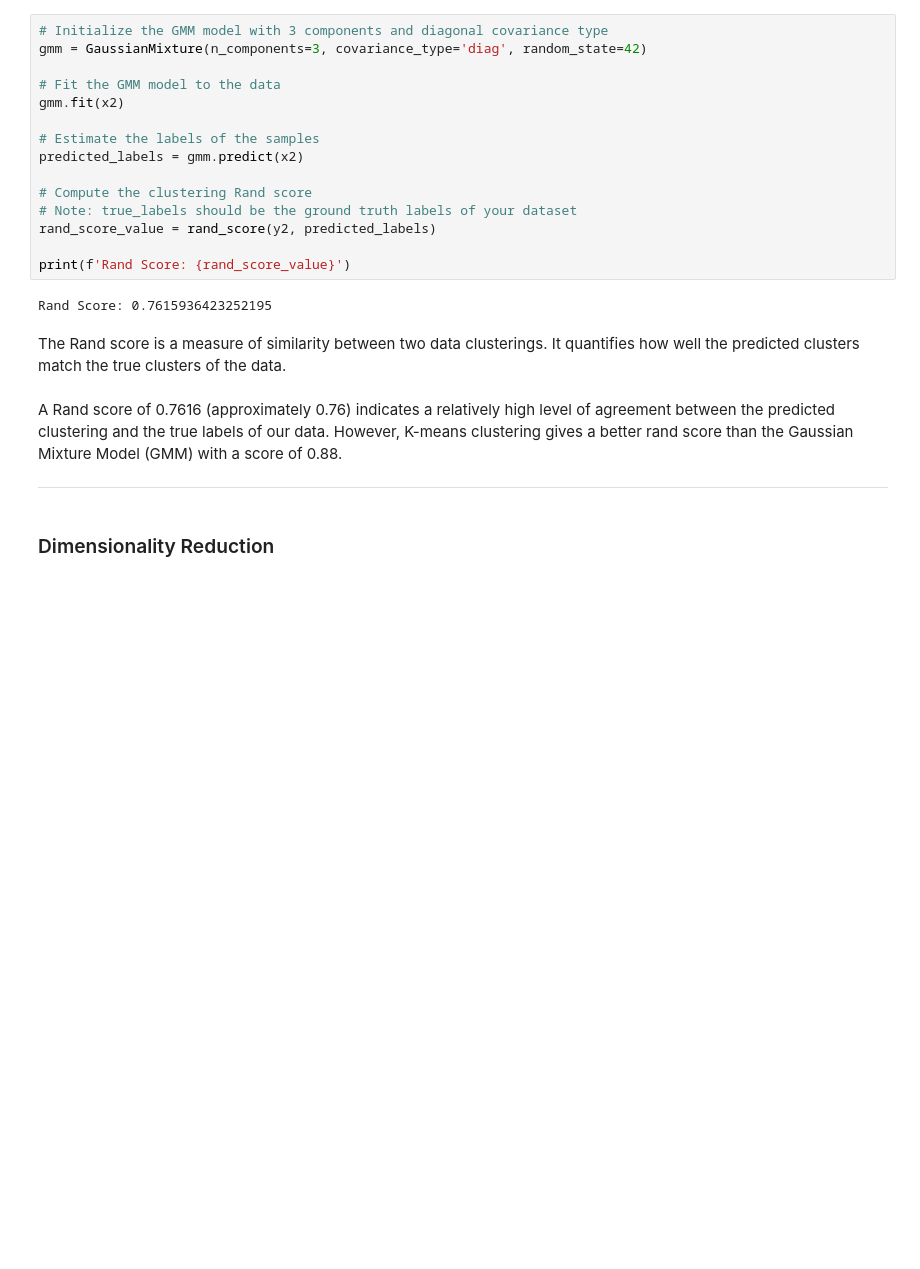
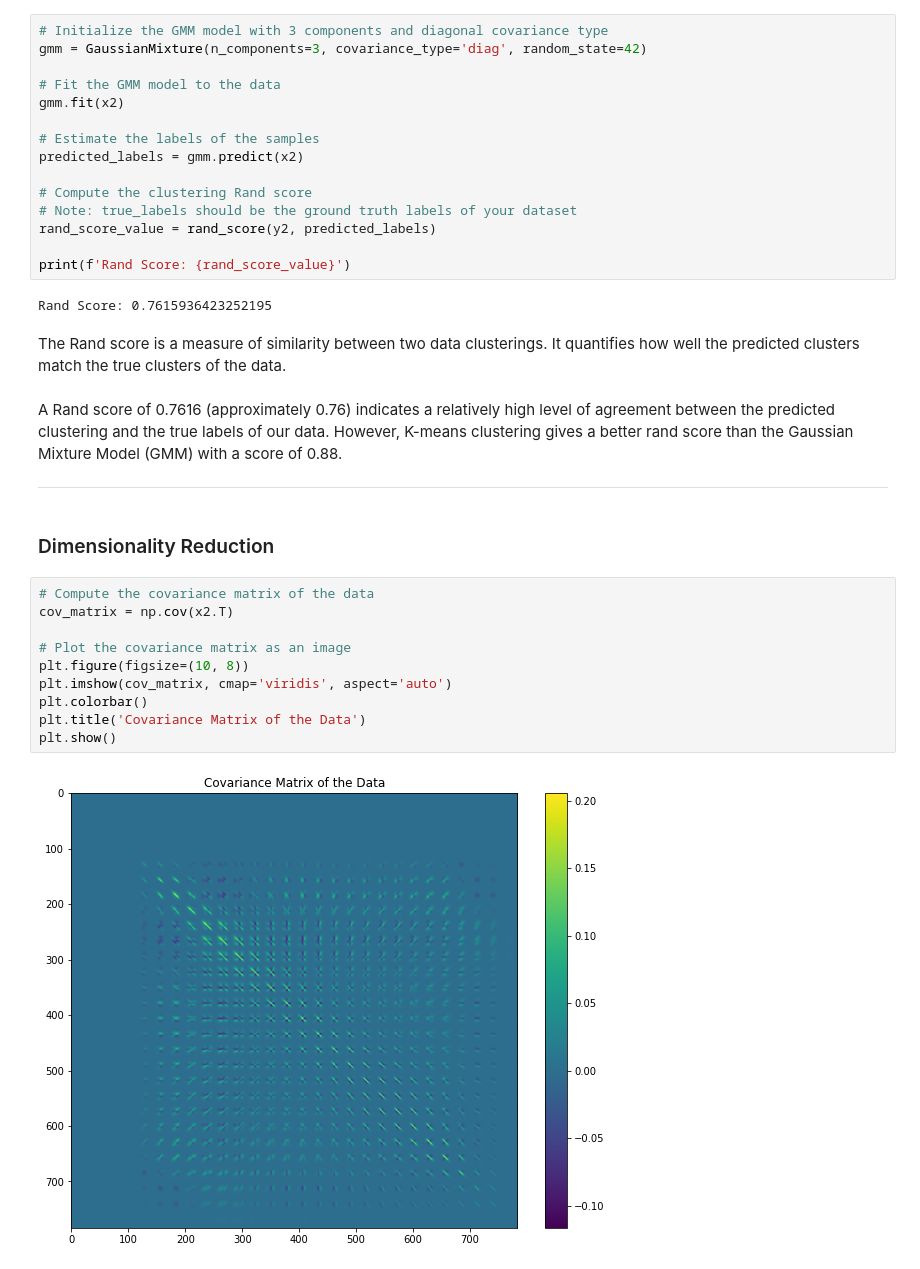
Before and after one commit to YessineMkaouar/Practical-Machine-Learning, a Jupyter notebook: temp.ipynb, the cells around one changed output. Saved outputs shown, nothing was run; the diff lists cells and outputs as text; blank space fills up the shorter version.

Commit message:
Add PCA and tsne to digits data

```diff
--- a/temp.ipynb
+++ b/temp.ipynb
@@ -1185,3 +1186,15 @@ A Rand score of 0.7616 (approximately 0.76) indicates a relatively high level of
 ---
 # %% [markdown]
 ### Dimensionality Reduction
+# %%
+# Compute the covariance matrix of the data
+cov_matrix = np.cov(x2.T)
+
+# Plot the covariance matrix as an image
+plt.figure(figsize=(10, 8))
+plt.imshow(cov_matrix, cmap='viridis', aspect='auto')
+plt.colorbar()
+plt.title('Covariance Matrix of the Data')
+plt.show()
+# %% [output]
+[figure, added]
```
Also changed, not shown: parts of 18 cells of this notebook.
